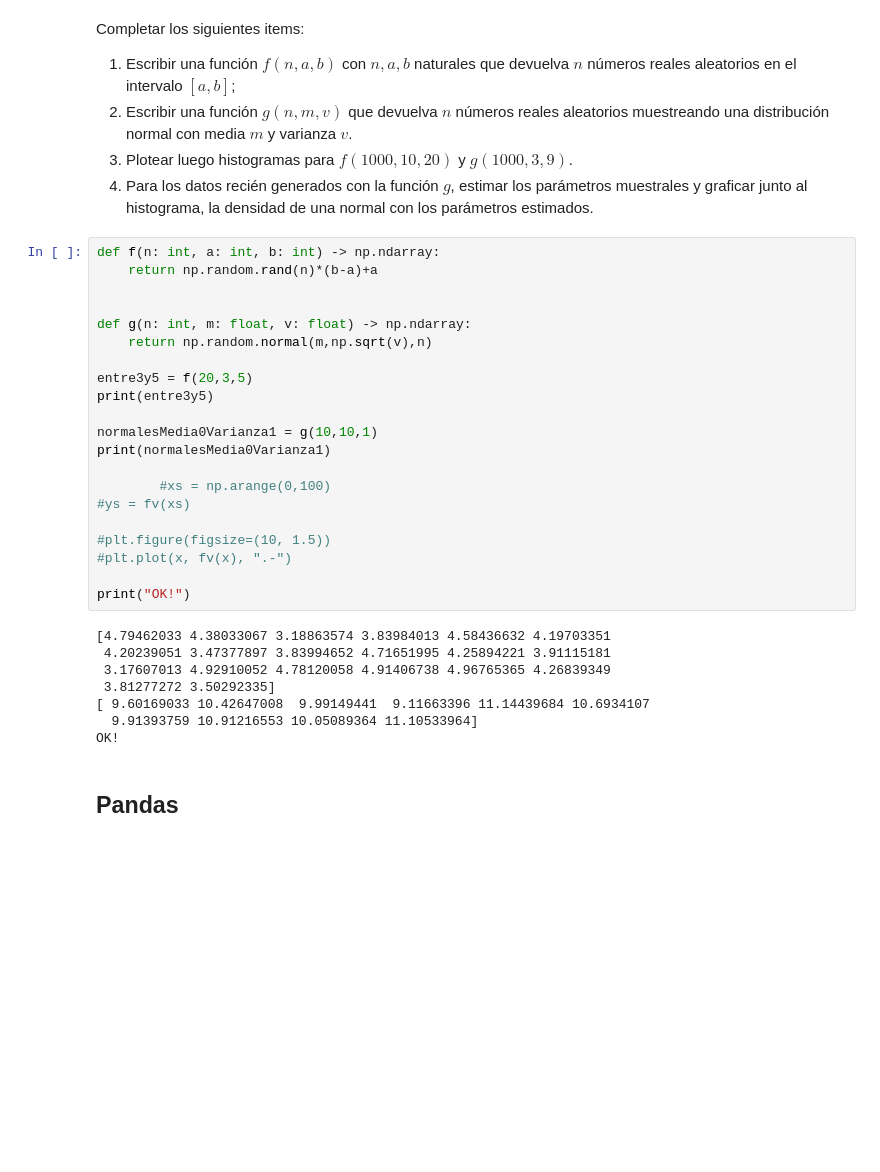
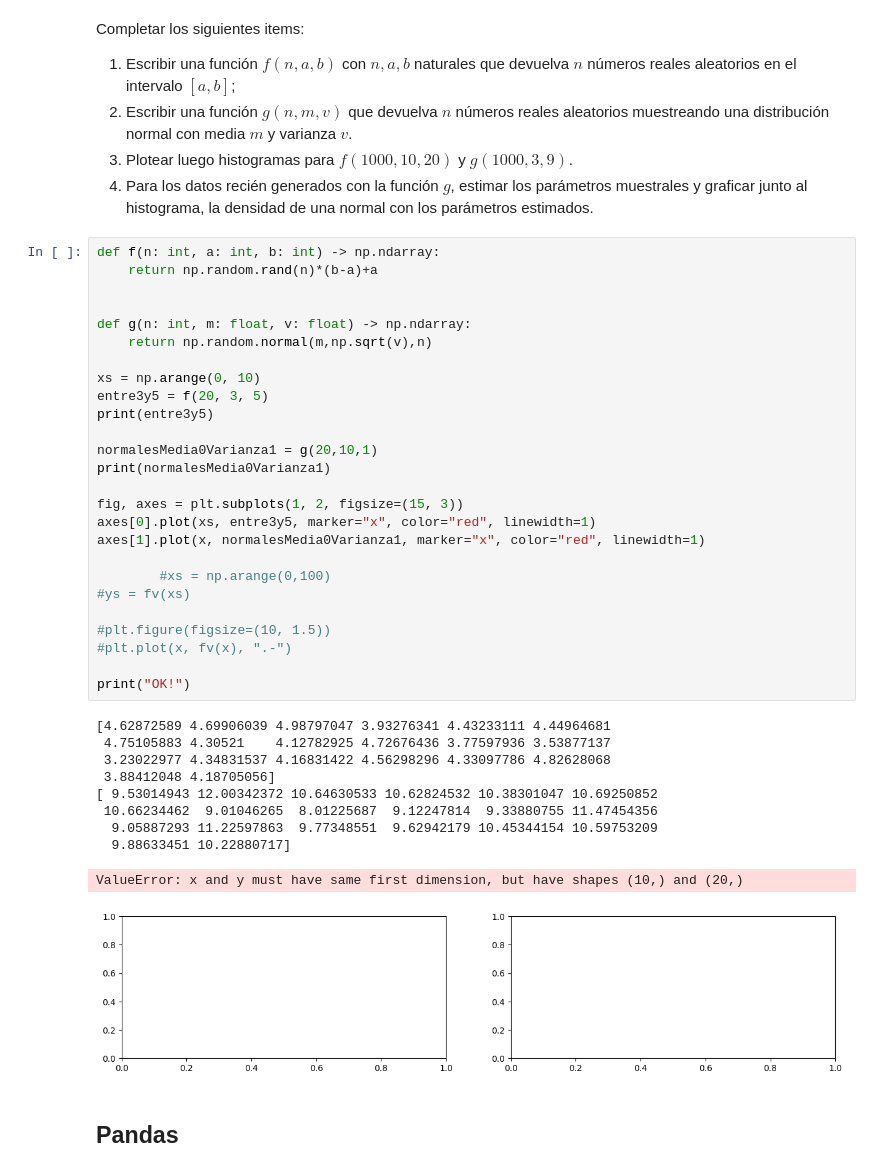
Before and after one commit to hrancati/aprendizajeAutomatico-material, a Jupyter notebook: notebooks/notebook_01_herramientas-published.ipynb, the cells around one changed output. Cells and saved outputs as stored; diff of their text form; blank space fills up the shorter version.

```diff
--- a/notebooks/notebook_01_herramientas-published.ipynb
+++ b/notebooks/notebook_01_herramientas-published.ipynb
@@ -299,32 +299,40 @@ Completar los siguientes items:
 # %%
 def f(n: int, a: int, b: int) -> np.ndarray:
     return np.random.rand(n)*(b-a)+a
 
 
 def g(n: int, m: float, v: float) -> np.ndarray:
     return np.random.normal(m,np.sqrt(v),n)
 
-entre3y5 = f(20,3,5)
+xs = np.arange(0, 10)
+entre3y5 = f(20, 3, 5)
 print(entre3y5)
 
-normalesMedia0Varianza1 = g(10,10,1)
+normalesMedia0Varianza1 = g(20,10,1)
 print(normalesMedia0Varianza1)
+
+fig, axes = plt.subplots(1, 2, figsize=(15, 3))
+axes[0].plot(xs, entre3y5, marker="x", color="red", linewidth=1)
+axes[1].plot(x, normalesMedia0Varianza1, marker="x", color="red", linewidth=1)
 
         #xs = np.arange(0,100)
 #ys = fv(xs)
 
 #plt.figure(figsize=(10, 1.5))
 #plt.plot(x, fv(x), ".-")
 
 print("OK!")
 # %% [output]
-[4.79462033 4.38033067 3.18863574 3.83984013 4.58436632 4.19703351
- 4.20239051 3.47377897 3.83994652 4.71651995 4.25894221 3.91115181
- 3.17607013 4.92910052 4.78120058 4.91406738 4.96765365 4.26839349
- 3.81277272 3.50292335]
-[ 9.60169033 10.42647008  9.99149441  9.11663396 11.14439684 10.6934107
-  9.91393759 10.91216553 10.05089364 11.10533964]
-OK!
+[4.62872589 4.69906039 4.98797047 3.93276341 4.43233111 4.44964681
+ 4.75105883 4.30521    4.12782925 4.72676436 3.77597936 3.53877137
+ 3.23022977 4.34831537 4.16831422 4.56298296 4.33097786 4.82628068
+ 3.88412048 4.18705056]
+[ 9.53014943 12.00342372 10.64630533 10.62824532 10.38301047 10.69250852
+ 10.66234462  9.01046265  8.01225687  9.12247814  9.33880755 11.47454356
+  9.05887293 11.22597863  9.77348551  9.62942179 10.45344154 10.59753209
+  9.88633451 10.22880717]
+ValueError: x and y must have same first dimension, but have shapes (10,) and (20,)
+[figure, added]
 # %% [markdown]
 ## Pandas
 # %%
```
